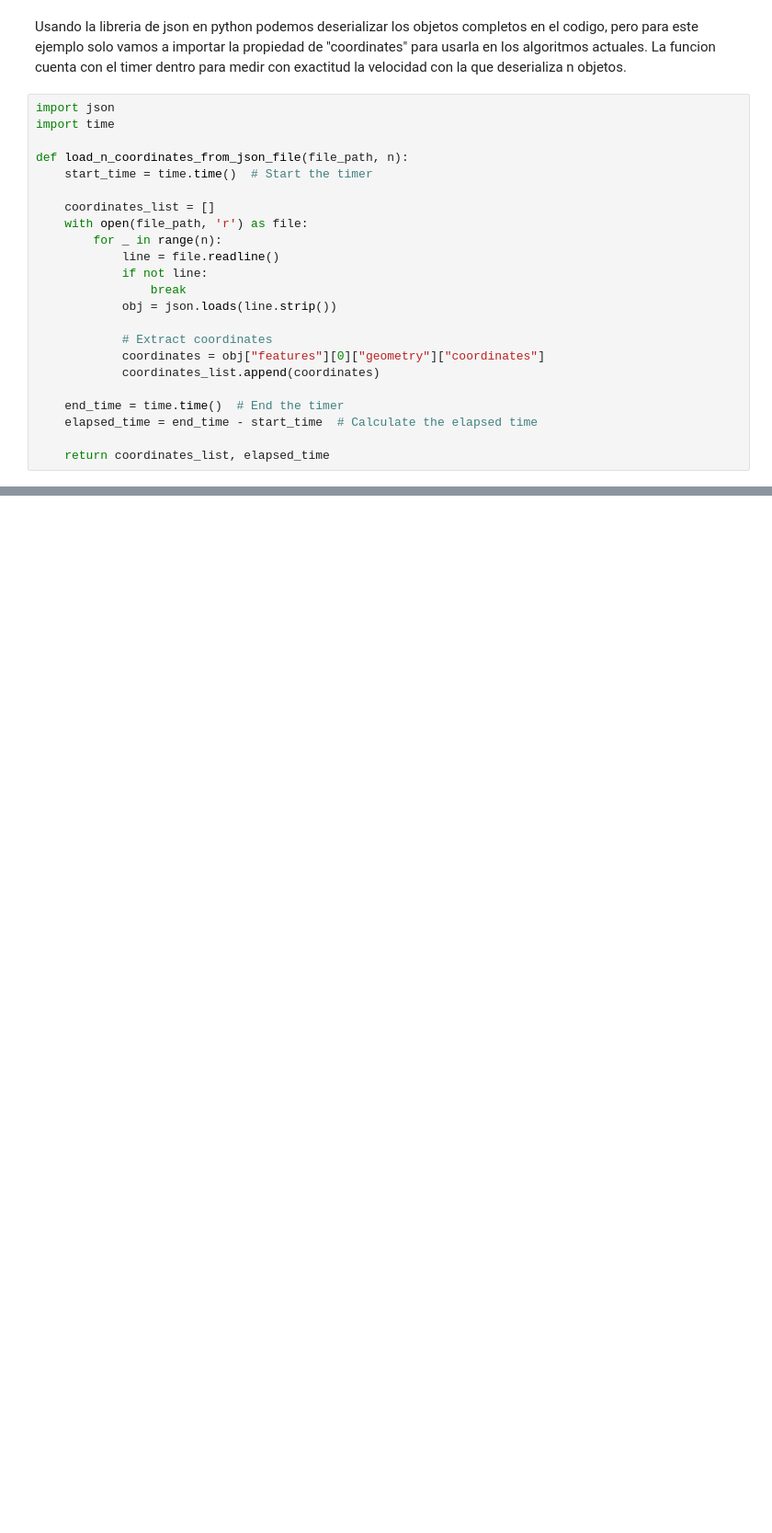
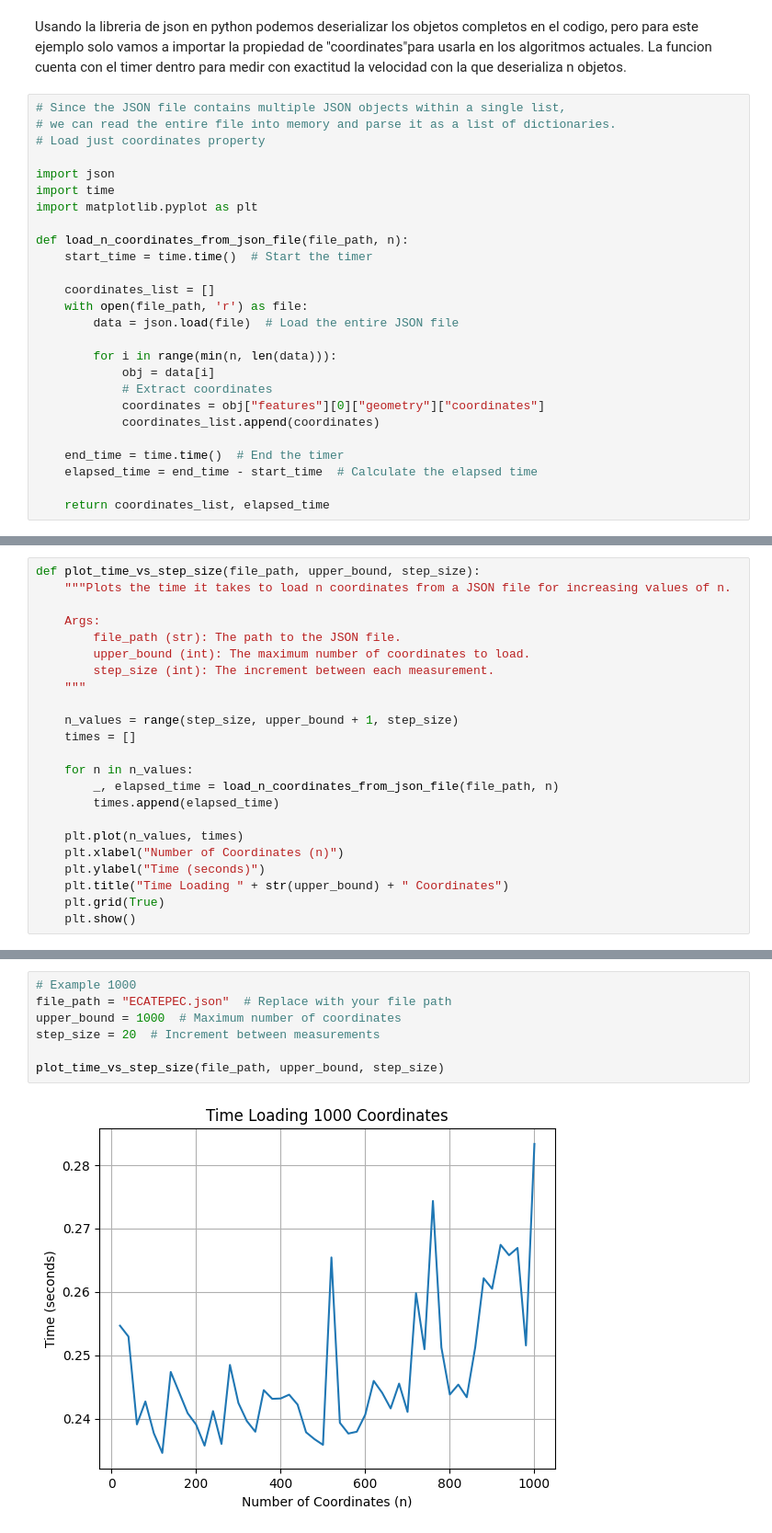
Before and after one commit to TT2024-B106/similarity-measures, a Jupyter notebook: notebooks/TiemposLectura.ipynb, the cells around one changed output, grey strips where cells are left out. Shown: that part at 92% size. Drawn from its saved outputs; the diff is of its cells as text; blank space fills up the shorter version.

Commit message:
Obtener tiempos de lectura de JSON en Python (#34)
Fixes #29

- Ahora el ECATEPEC.json esta en la carpeta assets

- El notebook de TemposLectura esta actualizado con graficas y el
benchmarking en C++

```diff
--- a/notebooks/TiemposLectura.ipynb
+++ b/notebooks/TiemposLectura.ipynb
@@ -10,19 +9,22 @@ para usarla en los algoritmos actuales.
 La funcion cuenta con el timer dentro para medir con exactitud la velocidad con la que deserializa n objetos.
 # %%
+# Since the JSON file contains multiple JSON objects within a single list,
+# we can read the entire file into memory and parse it as a list of dictionaries.
+# Load just coordinates property
+
 import json
 import time
+import matplotlib.pyplot as plt
 
 def load_n_coordinates_from_json_file(file_path, n):
     start_time = time.time()  # Start the timer
 
     coordinates_list = []
     with open(file_path, 'r') as file:
-        for _ in range(n):
-            line = file.readline()
-            if not line:
-                break
-            obj = json.loads(line.strip())
+        data = json.load(file)  # Load the entire JSON file
 
+        for i in range(min(n, len(data))):
+            obj = data[i]
             # Extract coordinates
             coordinates = obj["features"][0]["geometry"]["coordinates"]
             coordinates_list.append(coordinates)
@@ -47,0 +38,23 @@ Time taken to load 6000 coordinates: 0.2746 seconds
+# %%
+def plot_time_vs_step_size(file_path, upper_bound, step_size):
+    """Plots the time it takes to load n coordinates from a JSON file for increasing values of n.
+
+    Args:
+        file_path (str): The path to the JSON file.
+        upper_bound (int): The maximum number of coordinates to load.
+        step_size (int): The increment between each measurement.
+    """
+
+    n_values = range(step_size, upper_bound + 1, step_size)
+    times = []
+
+    for n in n_values:
+        _, elapsed_time = load_n_coordinates_from_json_file(file_path, n)
+        times.append(elapsed_time)
+
+    plt.plot(n_values, times)
+    plt.xlabel("Number of Coordinates (n)")
+    plt.ylabel("Time (seconds)")
+    plt.title("Time Loading " + str(upper_bound) + " Coordinates")
+    plt.grid(True)
+    plt.show()
@@ -47,0 +63,9 @@ Time taken to load 6000 coordinates: 0.2746 seconds
+# %%
+# Example 1000
+file_path = "ECATEPEC.json"  # Replace with your file path
+upper_bound = 1000  # Maximum number of coordinates
+step_size = 20  # Increment between measurements
+
+plot_time_vs_step_size(file_path, upper_bound, step_size)
+# %% [output]
+[figure, added]
```
Also changed, not shown: parts of 26 cells of this notebook, 17 other files.
